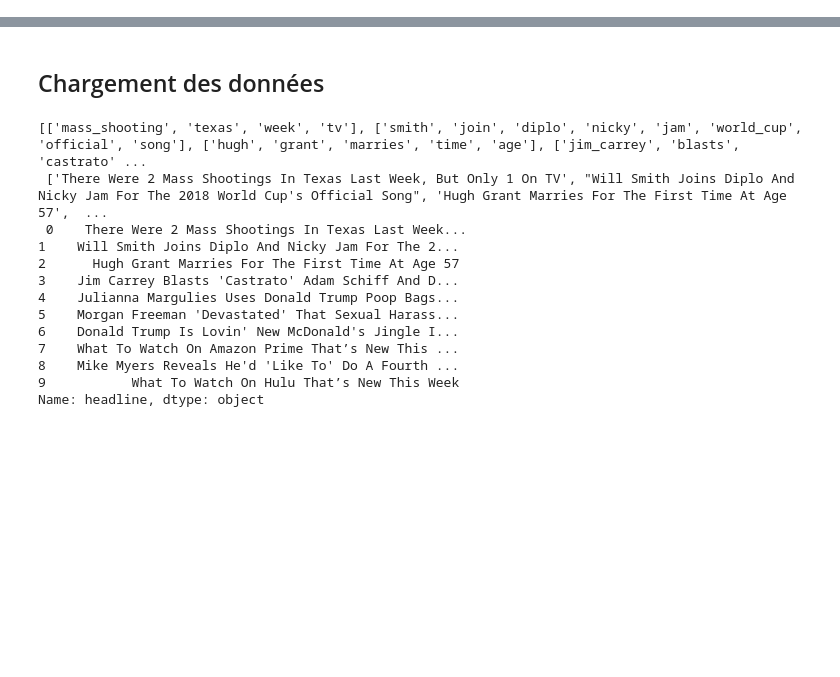
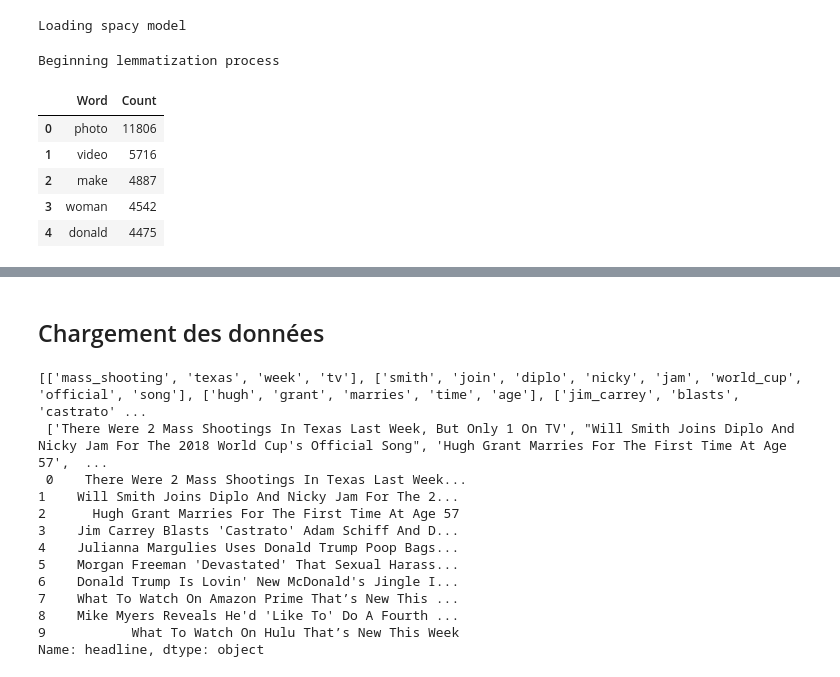
Before and after one commit to Daitori/NLP, a Jupyter notebook: main.ipynb, the cells around one changed output, grey strips where cells are left out. Cells and saved outputs as stored; diff of their text form; code cells hidden in the pictures; blank space fills up the shorter version.

```diff
--- a/main.ipynb
+++ b/main.ipynb
@@ -16,0 +226,4 @@ warnings.simplefilter(action='ignore', category=FutureWarning)
+# %%
+stopwords = get_stopwords(additional_stopwords=["trump"])
+
+texts = [[word for word in txt if word not in stopwords] for txt in tqdm(texts)]
@@ -16,0 +253,16 @@ warnings.simplefilter(action='ignore', category=FutureWarning)
+# %%
+def create_bigrams(texts, bigram_count=15, threshold=10, convert_sent_to_words=False, as_str=True):
+    """Identify bigrams in texts and return the texts with bigrams integrated"""
+    if convert_sent_to_words:
+        texts = list(sent_to_words(texts))
+
+    bigram_model = Phraser(Phrases(texts, min_count=bigram_count, threshold=threshold))
+
+    if as_str:
+        return [" ".join(bigram_model[t]) for t in texts]
+
+    else:
+        return [bigram_model[t] for t in texts]
+# %%
+texts = create_bigrams(texts)
+texts[:5]
@@ -16,0 +347,17 @@ warnings.simplefilter(action='ignore', category=FutureWarning)
+# %%
+l_texts = lemmatize_texts(texts,
+                allowed_postags=['NOUN', 'ADJ', 'VERB', 'ADV', 'X', 'PROPN'],
+                get_postags=False)
+# %% [output]
+Loading spacy model
+Beginning lemmatization process
+# %%
+occurences = compute_word_occurences(l_texts)
+occurences.head()
+# %% [output]
+|  | Word | Count |
+| 0 | photo | 11806 |
+| 1 | video | 5716 |
+| 2 | make | 4887 |
+| 3 | woman | 4542 |
+| 4 | donald | 4475 |
```
Also changed, not shown: parts of 25 cells of this notebook, 1 other file.
